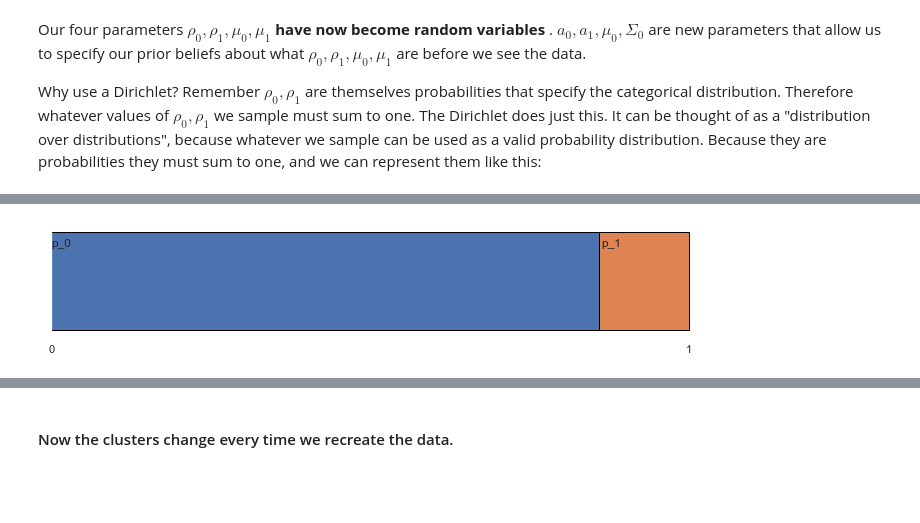
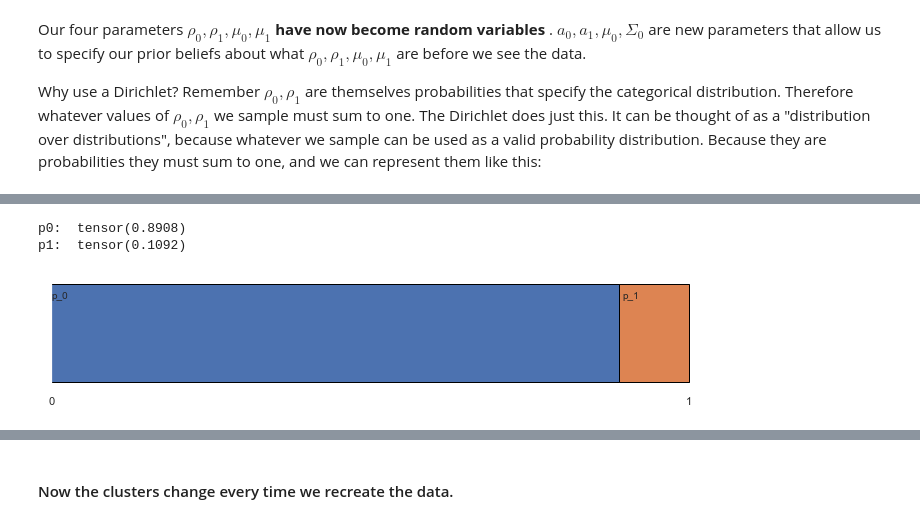
Before and after one commit to plai-group/bayes-non-parametric-tutorial, a Jupyter notebook: tutorial.ipynb, the cells around one changed output, grey strips where cells are left out. Drawn from its saved outputs; the diff is of its cells as text; code cells hidden in the pictures; blank space fills up the shorter version.

```diff
--- a/tutorial.ipynb
+++ b/tutorial.ipynb
@@ -12,9 +12,7 @@ from IPython import display
 import time
 from pylab import rcParams
 from helpers import *
-
 sns.set()
-plt.rcParams['figure.figsize'] = 10,7
 # %% [markdown]
 <div class="alert alert-block alert-info">
 
@@ -170,9 +180,13 @@ Why use a Dirichlet? Remember $\rho_0, \rho_1$ are themselves probabilities that
 # %%
 rate = 1
-measure = Dirichlet(parameter(rate, rate)).sample()
-plot_stick(measure)
+p0, p1 = Dirichlet(parameter(rate, rate)).sample()
+print("p0: ", p0)
+print("p1: ", p1)
+plot_stick(parameter(p0, p1))
 # %% [output]
+p0:  tensor(0.8908)
+p1:  tensor(0.1092)
-[figure, old version]
+[figure, new version]
 # %%
 def run_bayes_parametric(animate=False):
     # We're now thinking about probabilities in the bayesian sense,
```
Also changed, not shown: parts of 25 cells of this notebook, 2 other files.
